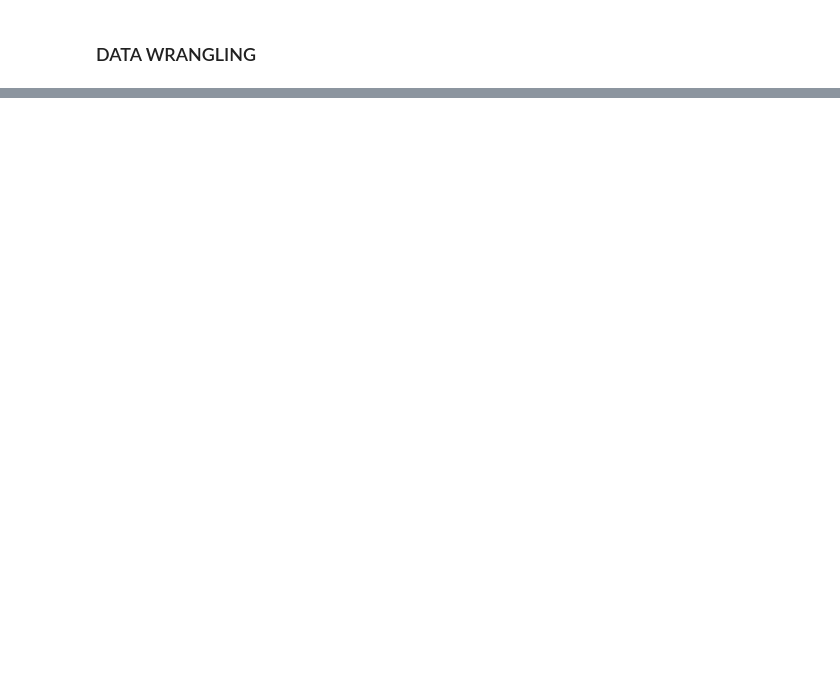
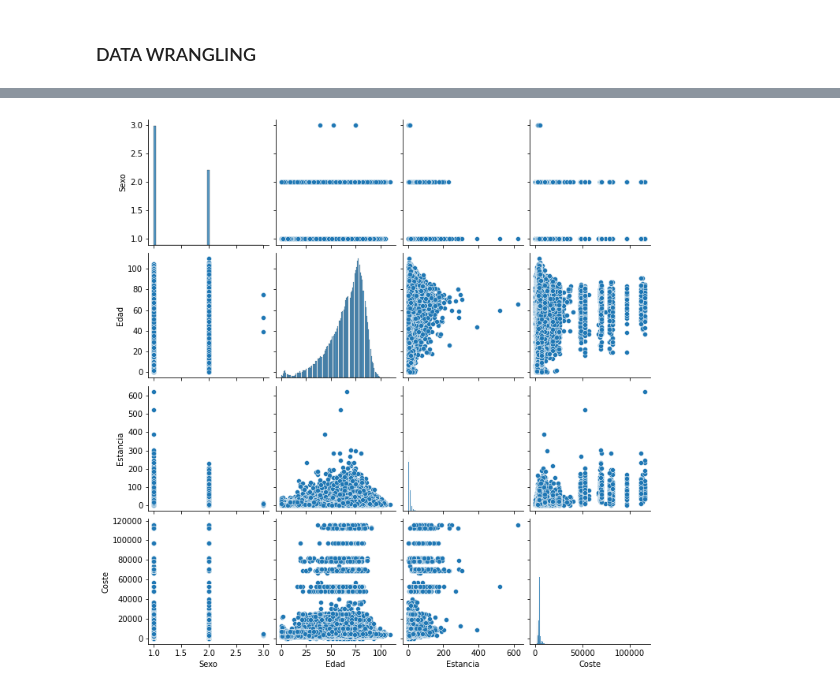
Before and after one commit to jmaestrerodriguez/sogooddata-madrid-salud-polucion, a Jupyter notebook: notebooks/poc.ipynb, the cells around one changed output, grey strips where cells are left out. Cells and saved outputs as stored; diff of their text form; code cells hidden in the pictures; blank space fills up the shorter version.

Commit message:
Generación de histórico de altas, bajas y ocupación, exportación a csv, EDA muy básico.

```diff
--- a/notebooks/poc.ipynb
+++ b/notebooks/poc.ipynb
@@ -68,0 +20,34 @@ hospitalizations_df.head()
+# %%
+date_cols = ['Fecha de ingreso', 'Fecha de alta']
+keep_cols = ['Sexo', 'Edad', 'Diagnóstico Principal', 'Estancia', 'Coste']
+
+for col in date_cols:
+    """
+    Dates are codified as integer in DDMMYYYY format, so there's no padding zero if day < 10, i.e:
+      28042013 -> 2013-04-28
+       7022013 -> 2013-02-07
+    """
+    raw_df[col + ' new'] = pd.to_datetime(raw_df[col].map(lambda col: str(col).zfill(8)), format='%d%m%Y', errors = 'coerce')
+
+interim_df = raw_df[keep_cols].copy()
+
+for col in date_cols:
+    interim_df[col] = raw_df[col + ' new'].copy()
+
+# Ingresos y altas by date
+ingresos_diarios_df = interim_df.groupby(['Fecha de ingreso']).size().reset_index(name = 'Ingresos')
+ingresos_diarios_df.set_index('Fecha de ingreso', inplace = True)
+ingresos_diarios_df.index.names = ['Fecha']
+
+altas_diarias_df = interim_df.groupby(['Fecha de alta']).size().reset_index(name = 'Altas')
+altas_diarias_df.set_index('Fecha de alta', inplace = True)
+altas_diarias_df.index.names = ['Fecha']
+
+# Join by date, cumsum
+hospitalizaciones_df = altas_diarias_df.join(ingresos_diarios_df, how= 'outer')
+hospitalizaciones_df['Ingresos acumulados'] = hospitalizaciones_df['Ingresos'].cumsum()
+hospitalizaciones_df['Altas acumuladas'] = hospitalizaciones_df['Altas'].cumsum()
+hospitalizaciones_df['Ocupacion'] = hospitalizaciones_df['Ingresos acumulados'] - hospitalizaciones_df['Altas acumuladas']
+
+# Export to csv
+hospitalizaciones_df.to_csv(os.path.join('..', 'data', 'processed', 'hospitalizaciones'))
@@ -87,0 +106,4 @@ sns.lineplot(x = hospitalizations_by_day_df['Fecha de ingreso'], y= hospitalizat
+# %%
+sns.pairplot(interim_df);
+# %% [output]
+[figure, added]
```
Also changed, not shown: parts of 16 cells of this notebook.
